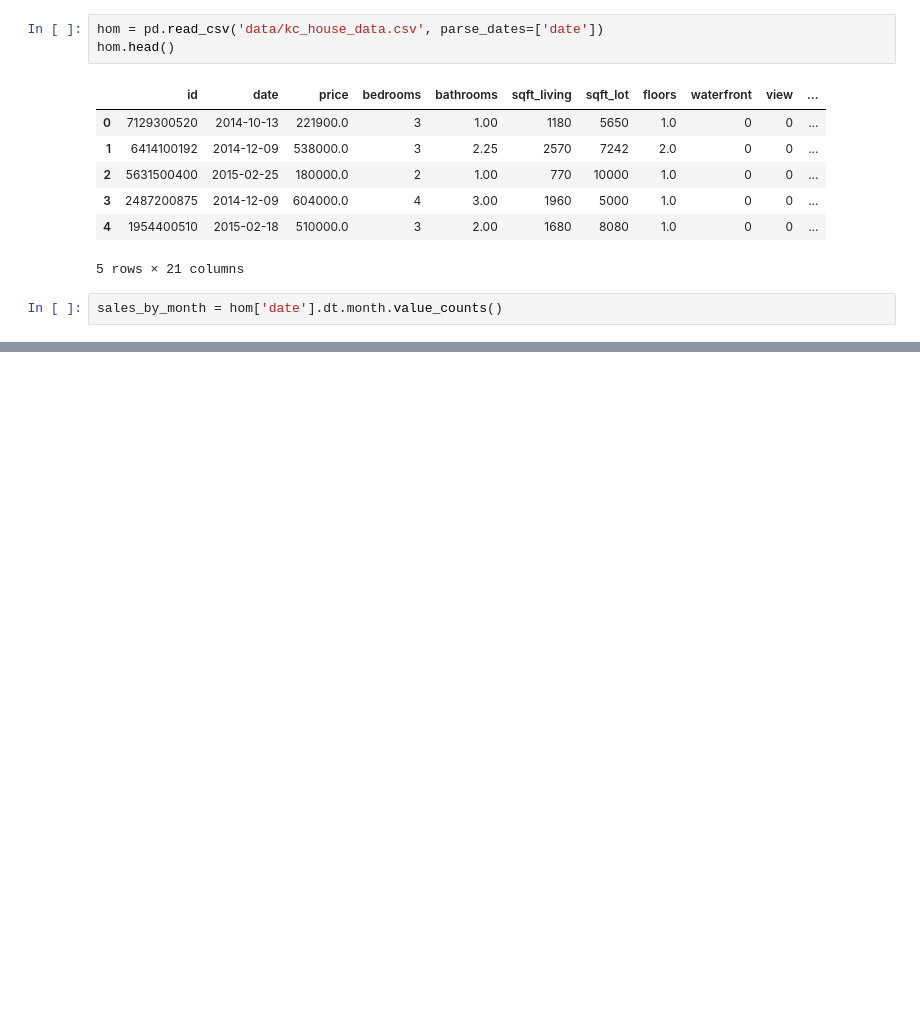
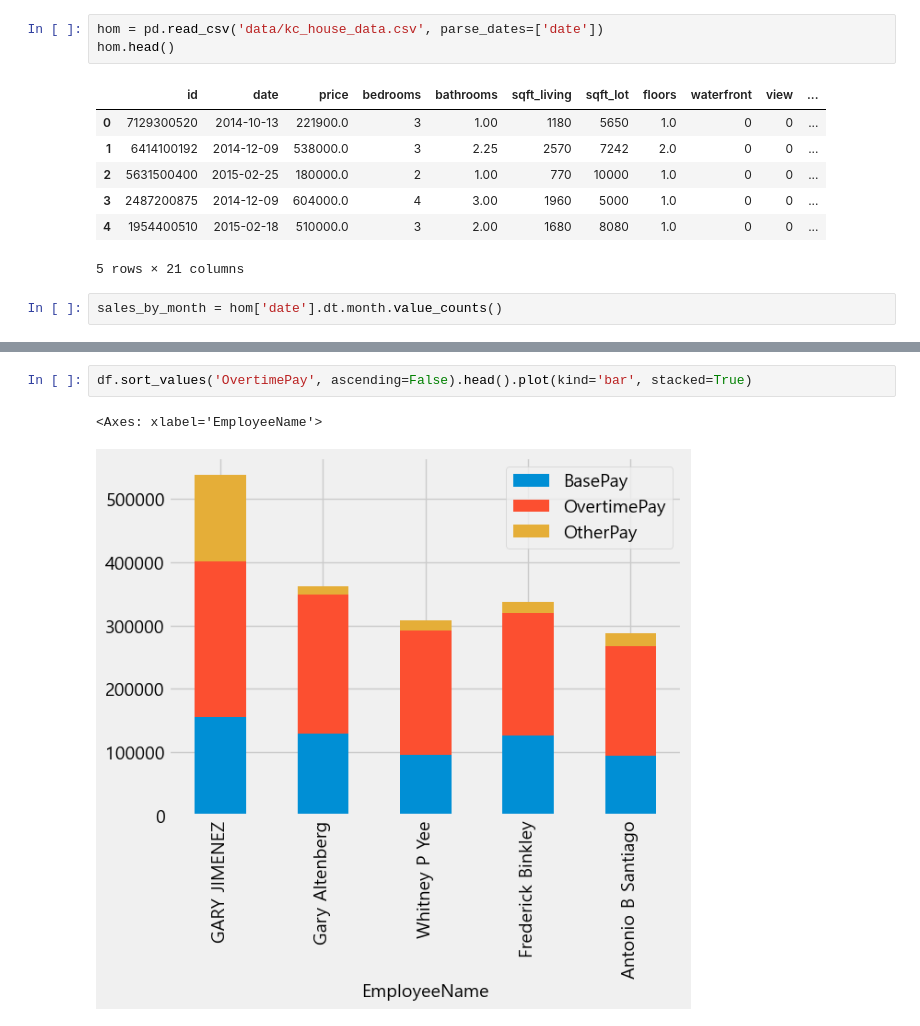
Before and after one commit to minseok06/python, a Jupyter notebook: 11강 ~ 14강 연습.ipynb, the cells around one changed output, grey strips where cells are left out. Drawn from its saved outputs; the diff is of its cells as text; blank space fills up the shorter version.

```diff
--- a/11강 ~ 14강 연습.ipynb
+++ b/11강 ~ 14강 연습.ipynb
@@ -121,0 +150,5 @@ plt.show()
+# %%
+df.sort_values('OvertimePay', ascending=False).head().plot(kind='bar', stacked=True)
+# %% [output]
+<Axes: xlabel='EmployeeName'>
+[figure, added]
```
Also changed, not shown: parts of 9 cells of this notebook.
